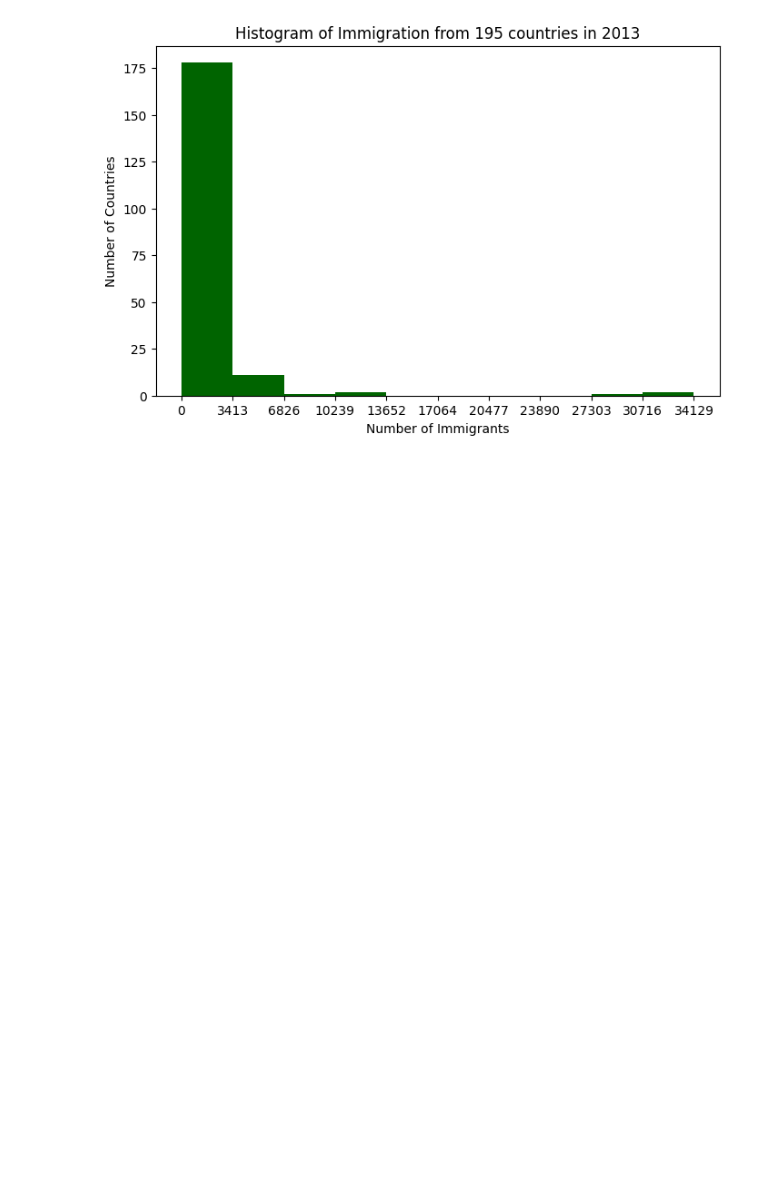
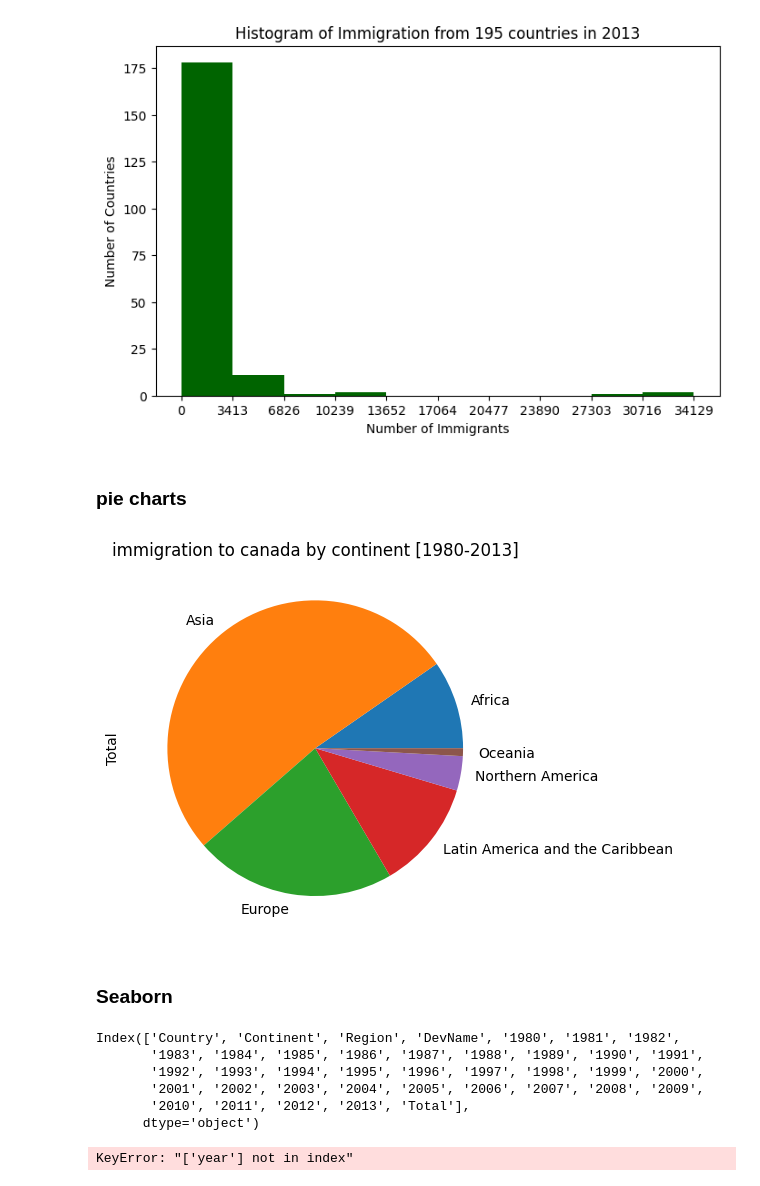
Before and after one commit to ijazkhan101/Immigration-to-Canada-dataset-analysis-and-Data-Visualization-with-Python, a Jupyter notebook: canada-dataset-analysis.ipynb, the cells around one changed output. Cells and saved outputs as stored; diff of their text form; code cells hidden in the pictures; blank space fills up the shorter version.

```diff
--- a/canada-dataset-analysis.ipynb
+++ b/canada-dataset-analysis.ipynb
@@ -213,3 +213,32 @@ plt.xlabel('Number of Immigrants')
 plt.show()
 # %% [output]
 [figure]
+# %% [markdown]
+### pie charts
+# %%
+df_countries = df_can.groupby('Continent',axis=0).sum()
+# %%
+df_countries['Total'].plot(kind='pie')
+plt.title('immigration to canada by continent [1980-2013]')
+plt.show()
+# %% [output]
+[figure, added]
+# %% [markdown]
+### Seaborn
+# %%
+df_can.columns
+# %% [output]
+Index(['Country', 'Continent', 'Region', 'DevName', '1980', '1981', '1982',
+       '1983', '1984', '1985', '1986', '1987', '1988', '1989', '1990', '1991',
+       '1992', '1993', '1994', '1995', '1996', '1997', '1998', '1999', '2000',
+       '2001', '2002', '2003', '2004', '2005', '2006', '2007', '2008', '2009',
+       '2010', '2011', '2012', '2013', 'Total'],
+      dtype='object')
+# %%
+import seaborn as sns
+df_total=df_can[['
+
+                 ','Total']]
+ax = sns.regplot(x='year', y='total', data=df_total)
+# %% [output]
+KeyError: "['year'] not in index"
```
